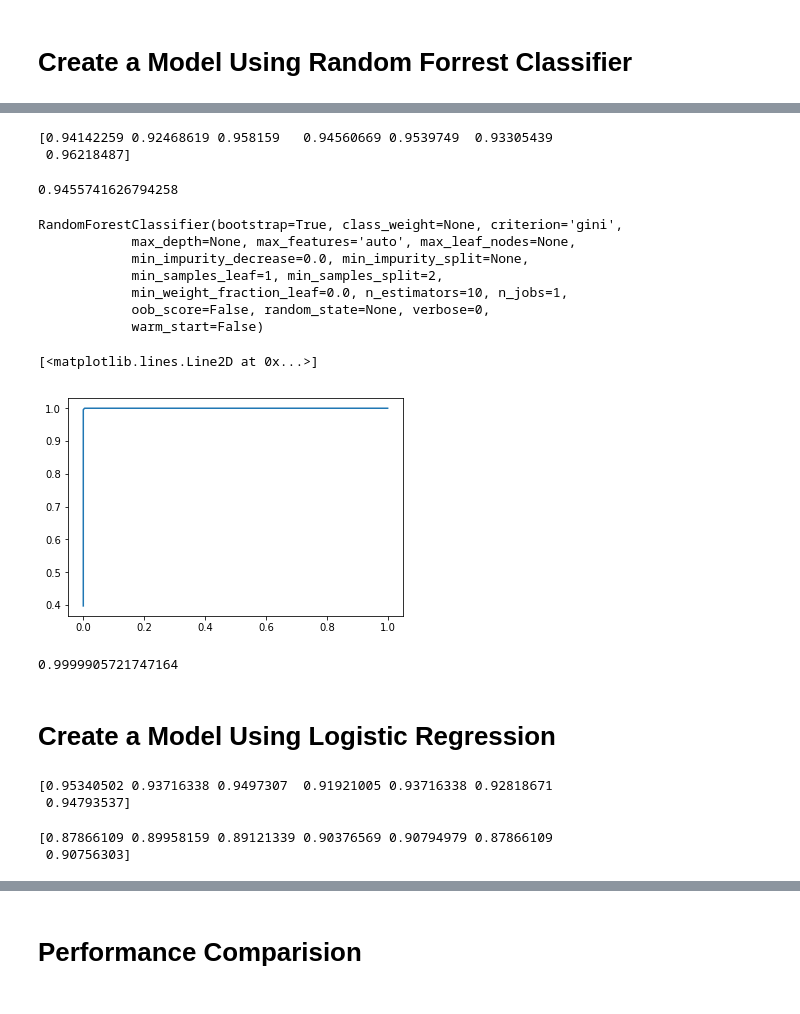
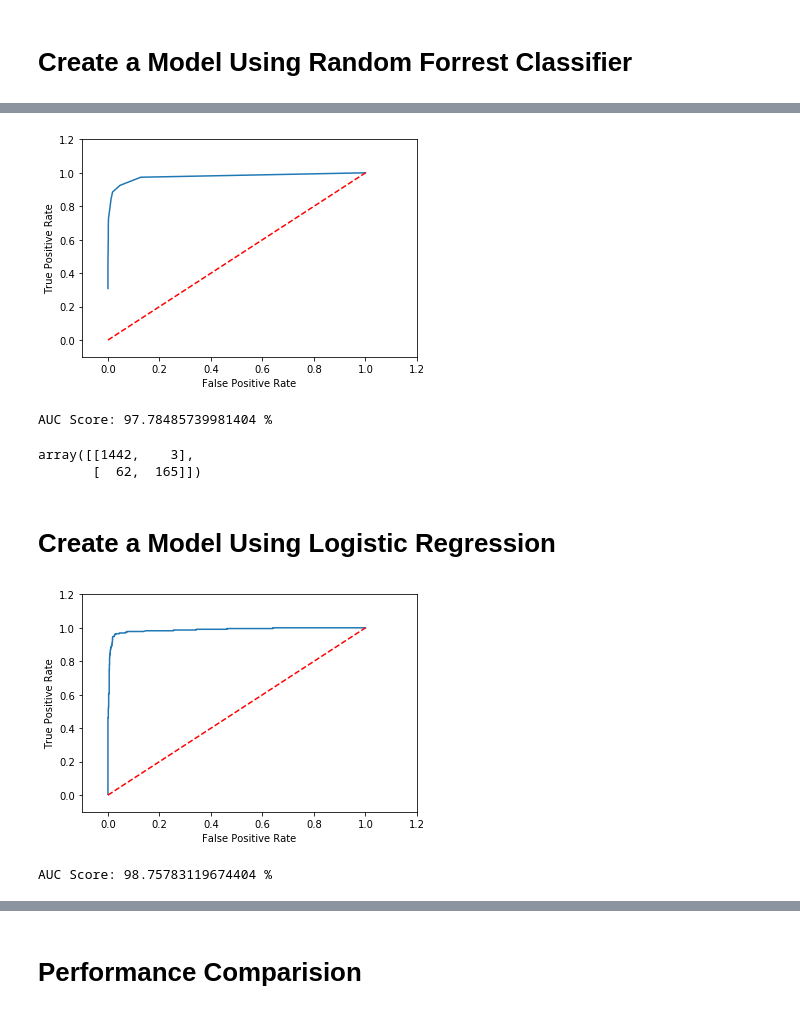
Before and after one commit to victoriajuan/ps4, a Jupyter notebook: PS4.ipynb, the cells around one changed output, grey strips where cells are left out. Drawn from its saved outputs; the diff is of its cells as text; code cells hidden in the pictures.

```diff
--- a/PS4.ipynb
+++ b/PS4.ipynb
@@ -110,20 +102,20 @@ print(cross_val_score(rf, train_feat_cv, train_label, cv=k_fold, n_jobs=1))
-# %%
-rf_predictions = cross_val_predict(rf, test_feat_cv, test_label)
-print(cross_val_score(rf, rf_predictions.reshape(-1, 1), test_label, cv=k_fold_test, n_jobs=1))
-# %% [output]
-[0.94142259 0.92468619 0.958159   0.94560669 0.9539749  0.93305439
- 0.96218487]
+# %%
+rf_fpr, rf_tpr, rf_thresholds = roc_curve(test_label, rf_pred_proba)
+plt.plot(rf_fpr, rf_tpr)
+plt.plot([0,1],[0,1],'r--')
+plt.xlim([-0.1,1.2])
+plt.ylim([-0.1,1.2])
+plt.ylabel('True Positive Rate')
+plt.xlabel('False Positive Rate')
+plt.show()
+# %% [output]
+[figure, added]
+# %%
+print('AUC Score:' , roc_auc_score(test_label, rf_pred_proba) * 100, "%")
+# %% [output]
+AUC Score: 97.78485739981404 %
 # %%
-accuracy_score(test_label, rf_predictions)
+confusion_matrix(test_label, rf_predictions)
 # %% [output]
-0.9455741626794258
+array([[1442,    3],
+       [  62,  165]])
-# %%
-rf.fit(test_feat_cv, test_label)
-# %% [output]
-RandomForestClassifier(bootstrap=True, class_weight=None, criterion='gini',
-            max_depth=None, max_features='auto', max_leaf_nodes=None,
-            min_impurity_decrease=0.0, min_impurity_split=None,
-            min_samples_leaf=1, min_samples_split=2,
-            min_weight_fraction_leaf=0.0, n_estimators=10, n_jobs=1,
-            oob_score=False, random_state=None, verbose=0,
-            warm_start=False)
@@ -132,27 +122,24 @@ rf_pred_proba = rf.predict_proba(test_feat_cv)[:, 1]
-# %%
-from sklearn.metrics import roc_curve
-
-fpr, tpr, thresholds = roc_curve(test_label, rf_pred_proba)
-plt.plot(fpr, tpr)
-# %% [output]
-[<matplotlib.lines.Line2D at 0x...>]
-[figure, removed]
-# %%
-print(roc_auc_score(test_label, rf_pred_proba))
-# %% [output]
-0.9999905721747164
 # %% [markdown]
 # Create a Model Using Logistic Regression
 # %%
 lr = LogisticRegression()
-print(cross_val_score(lr, train_feat_cv, train_label, cv=k_fold, n_jobs=1))
+
+lr.fit(train_feat_cv, train_label)
+lr_predictions = lr.predict(test_feat_cv)
+lr_pred_proba = lr.predict_proba(test_feat_cv)[:, 1]
-# %% [output]
-[0.95340502 0.93716338 0.9497307  0.91921005 0.93716338 0.92818671
- 0.94793537]
-# %%
-lr_predictions = cross_val_predict(lr, test_feat_cv, test_label)
-print(cross_val_score(lr, lr_predictions.reshape(-1, 1), test_label, cv=k_fold_test, n_jobs=1))
-# %% [output]
-[0.87866109 0.89958159 0.89121339 0.90376569 0.90794979 0.87866109
- 0.90756303]
+# %%
+lr_fpr, lr_tpr, lr_thresholds = roc_curve(test_label, lr_pred_proba)
+plt.plot(lr_fpr, lr_tpr)
+plt.plot([0,1],[0,1],'r--')
+plt.xlim([-0.1,1.2])
+plt.ylim([-0.1,1.2])
+plt.ylabel('True Positive Rate')
+plt.xlabel('False Positive Rate')
+plt.show()
+# %% [output]
+[figure, added]
+# %%
+print('AUC Score:' , roc_auc_score(test_label, lr_pred_proba) * 100, "%")
+# %% [output]
+AUC Score: 98.75783119674404 %
 # %%
```
Also changed, not shown: parts of 26 cells of this notebook.
